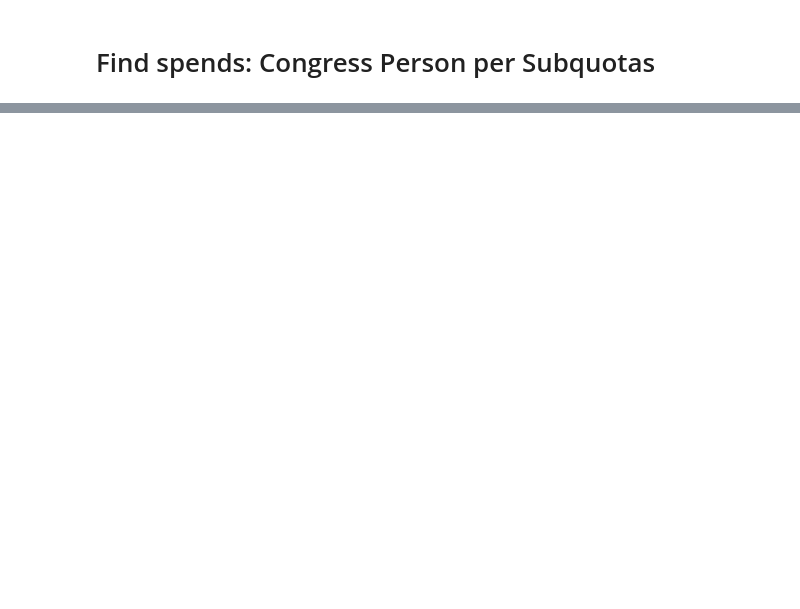
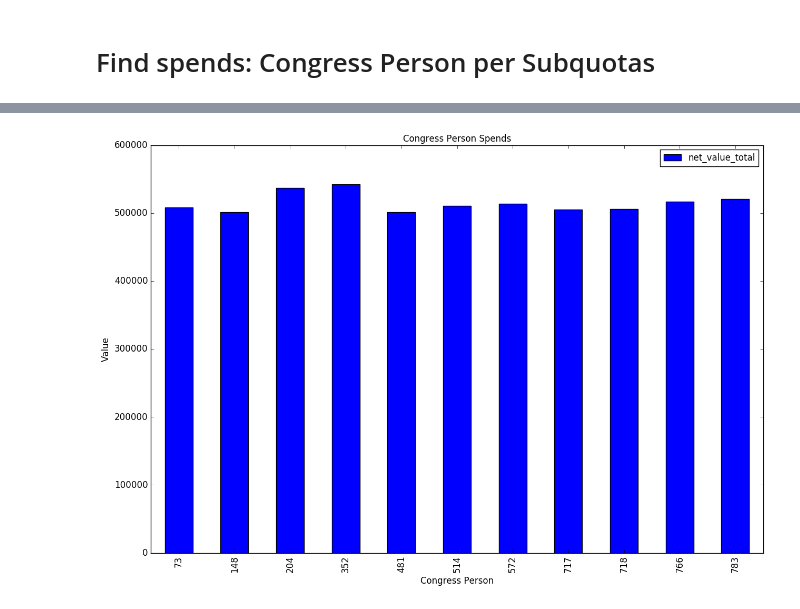
Before and after one commit to okfn-brasil/serenata-de-amor, a Jupyter notebook: develop/2016-11-05-jc-individual-analysis-congressperson.ipynb, the cells around one changed output, grey strips where cells are left out. Drawn from its saved outputs; the diff is of its cells as text; code cells hidden in the pictures; blank space fills up the shorter version.

Commit message:
Adding more analysis about congress people and exemplifying @leportella function analysing people who spent more than 500.000

```diff
--- a/develop/2016-11-05-jc-individual-analysis-congressperson.ipynb
+++ b/develop/2016-11-05-jc-individual-analysis-congressperson.ipynb
@@ -147,0 +223,3 @@ find_spends_by_subquota(data, 731, 3)
+# %%
+df = df[df.net_value_total > 500000]
+df
@@ -147,0 +239,7 @@ find_spends_by_subquota(data, 731, 3)
+# %%
+ax = df[["net_value_total"]].plot(kind='bar', title ="Congress Person Spends", figsize=(15, 10), legend=True, fontsize=12)
+ax.set_xlabel("Congress Person", fontsize=12)
+ax.set_ylabel("Value", fontsize=12)
+plt.show()
+# %% [output]
+[figure, added]
```
Also changed, not shown: parts of 5 cells of this notebook.
